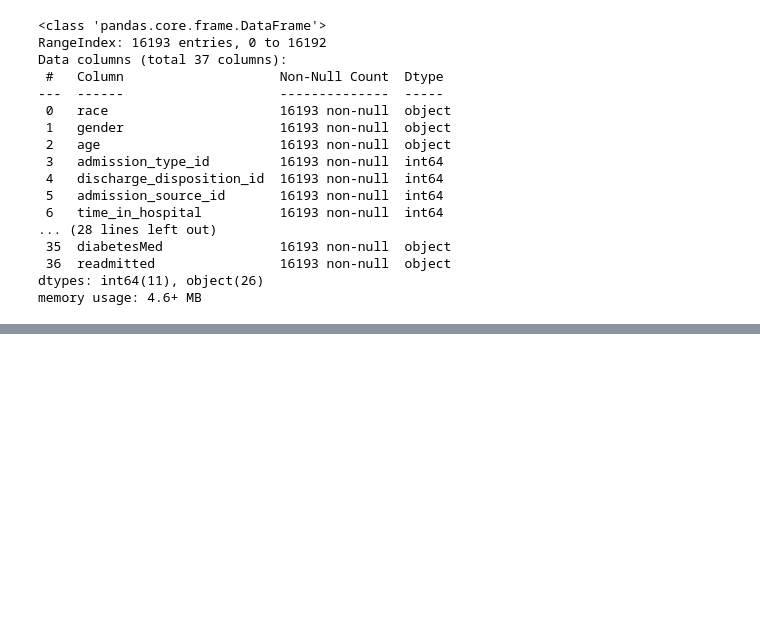
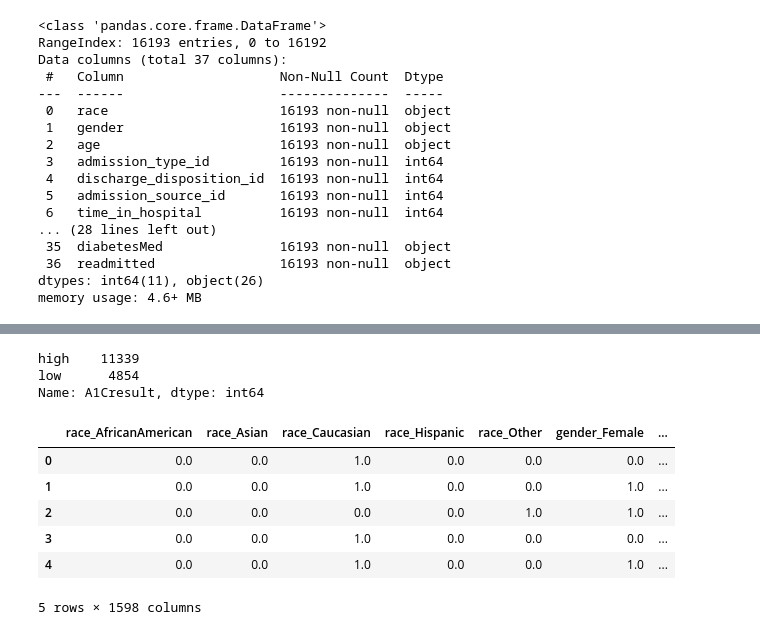
Before and after one commit to josenbach/ML_Diabetes, a Jupyter notebook: ML_Diabetes.ipynb, the cells around one changed output, grey strips where cells are left out. Drawn from its saved outputs; the diff is of its cells as text; code cells hidden in the pictures; blank space fills up the shorter version.

```diff
--- a/ML_Diabetes.ipynb
+++ b/ML_Diabetes.ipynb
@@ -218,0 +219,7 @@ Name: diag_3, Length: 539, dtype: int64
+# %%
+# Check the unique value counts to see if binning is required
+df.A1Cresult.value_counts()
+# %% [output]
+high    11339
+low      4854
+Name: A1Cresult, dtype: int64
@@ -218,0 +229,23 @@ Name: diag_3, Length: 539, dtype: int64
+# %%
+# Error somewhere is this frame. Missing values
+
+#OneHot encode the categorical data.
+from sklearn.preprocessing import OneHotEncoder
+
+# Create a OneHotEncoder instance
+enc = OneHotEncoder(sparse=False)
+
+# Fit and transform the OneHotEncoder using the categorical variable list
+encode_df = pd.DataFrame(enc.fit_transform(df[df_cat]))
+
+# Add the encoded variable names to the DataFrame
+encode_df.columns = enc.get_feature_names(df_cat)
+encode_df.head()
+# %% [output]
+|  | race_AfricanAmerican | race_Asian | race_Caucasian | race_Hispanic | race_Other | gender_Female | ... |
+| 0 | 0.0 | 0.0 | 1.0 | 0.0 | 0.0 | 0.0 | ... |
+| 1 | 0.0 | 0.0 | 1.0 | 0.0 | 0.0 | 1.0 | ... |
+| 2 | 0.0 | 0.0 | 0.0 | 0.0 | 1.0 | 1.0 | ... |
+| 3 | 0.0 | 0.0 | 1.0 | 0.0 | 0.0 | 0.0 | ... |
+| 4 | 0.0 | 0.0 | 1.0 | 0.0 | 0.0 | 1.0 | ... |
+5 rows × 1598 columns
```
Also changed, not shown: parts of 16 cells of this notebook.
